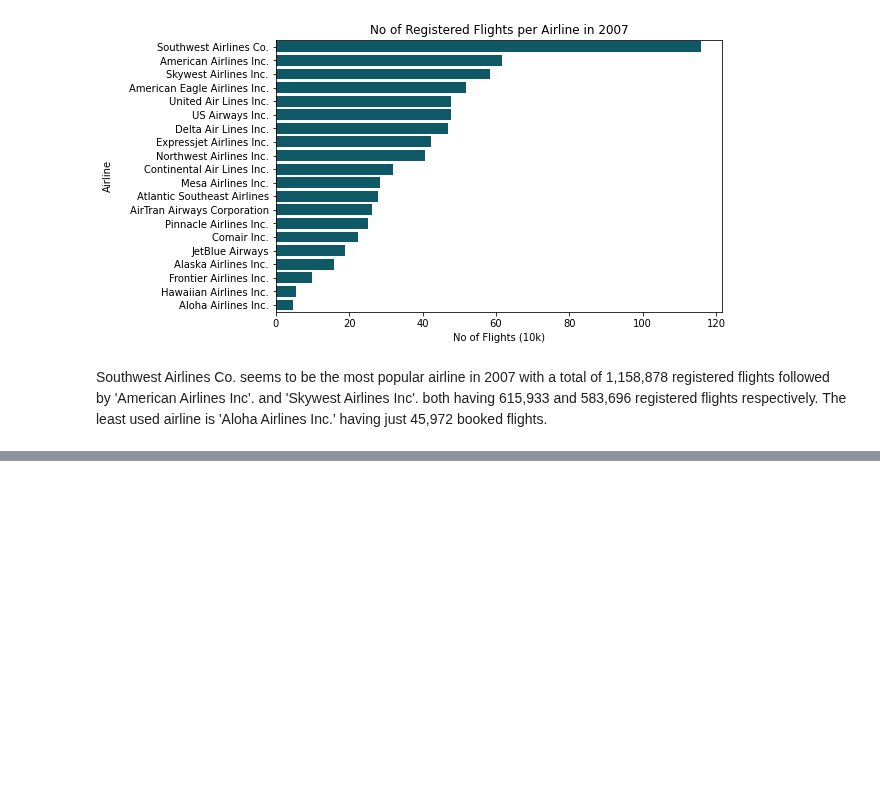
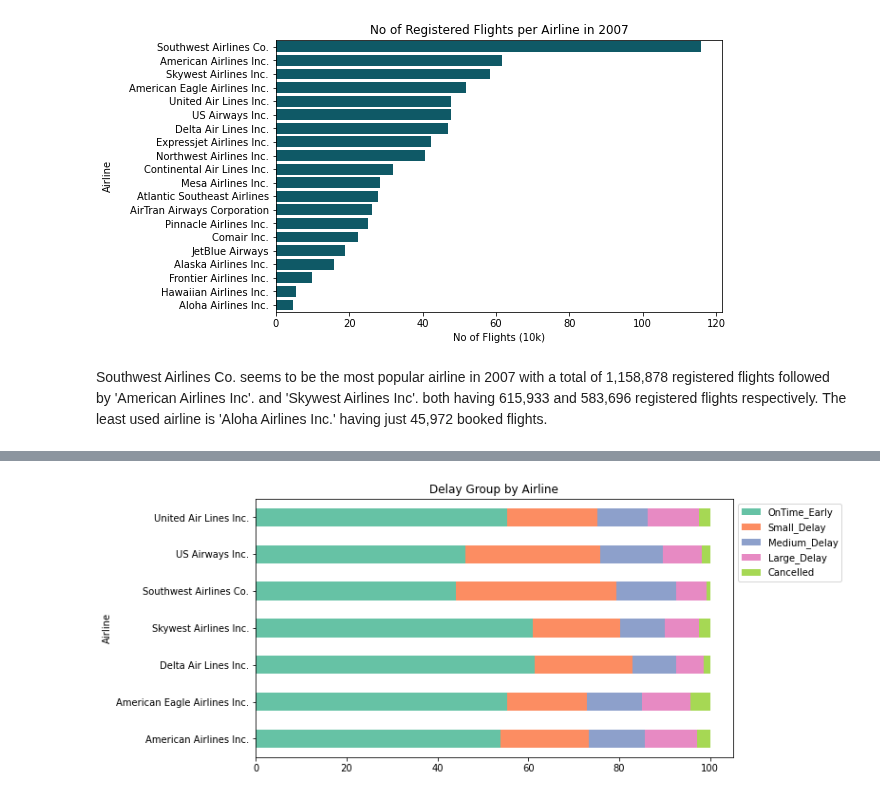
Before and after one commit to EsosaOrumwese/ALX-T-Nanodegree, a Jupyter notebook: Data Analytics/Projects/Airline On-Time Performance Data/eda_act.ipynb, the cells around one changed output, grey strips where cells are left out. Drawn from its saved outputs; the diff is of its cells as text; code cells hidden in the pictures; blank space fills up the shorter version.

```diff
--- a/Data Analytics/Projects/Airline On-Time Performance Data/eda_act.ipynb
+++ b/Data Analytics/Projects/Airline On-Time Performance Data/eda_act.ipynb
@@ -415,0 +426,4 @@ Let's merge the carrier names with the carrier codes
+# %%
+# converting description of US Airways inc to a shortform
+longName = airline_df.query("AirlineName == 'US Airways Inc. (Merged with America West 9/05. Reporting for both starting 10/07.)'")
+longName_index = longName.index
@@ -415,0 +434,2 @@ Let's merge the carrier names with the carrier codes
+# %%
+airline_df.iloc[longName_index,24] = 'US Airways Inc.'
@@ -493,0 +508,3 @@ Southwest Airlines Co. seems to be the most popular airline in 2007 with a total
+# %%
+# subsetting df
+airline_more_450 = airline_df.query('AirlineName in @more_450')
@@ -493,0 +517,16 @@ Southwest Airlines Co. seems to be the most popular airline in 2007 with a total
+# %%
+airline_more_450_agg =  airline_more_450.groupby('AirlineName')['DelayGroup'].value_counts(normalize=True).unstack()
+
+# ordering columns
+col_order = ['OnTime_Early', 'Small_Delay', 'Medium_Delay', 'Large_Delay', 'Cancelled']
+airline_more_450_agg = airline_more_450_agg[col_order]
+
+# plot stacked barchart
+fig, ax = plt.subplots(figsize=[9,5])
+(airline_more_450_agg*100).plot(kind='barh', stacked=True,
+                                color=colors, ax=ax)
+ax.set_title('Delay Group by Airline')
+ax.set_ylabel('Airline')
+ax.legend(bbox_to_anchor=(1,1));
+# %% [output]
+[figure, added]
```
Also changed, not shown: parts of 17 cells of this notebook.
